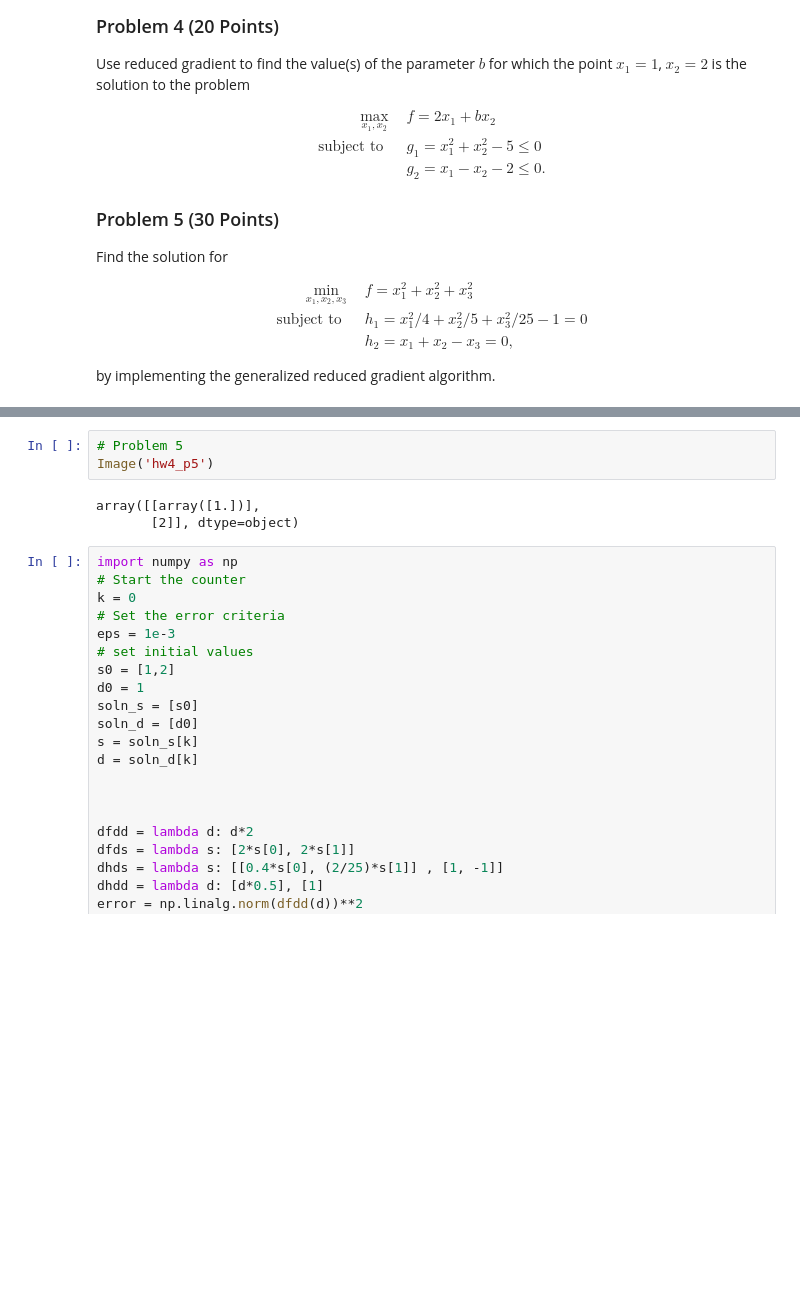
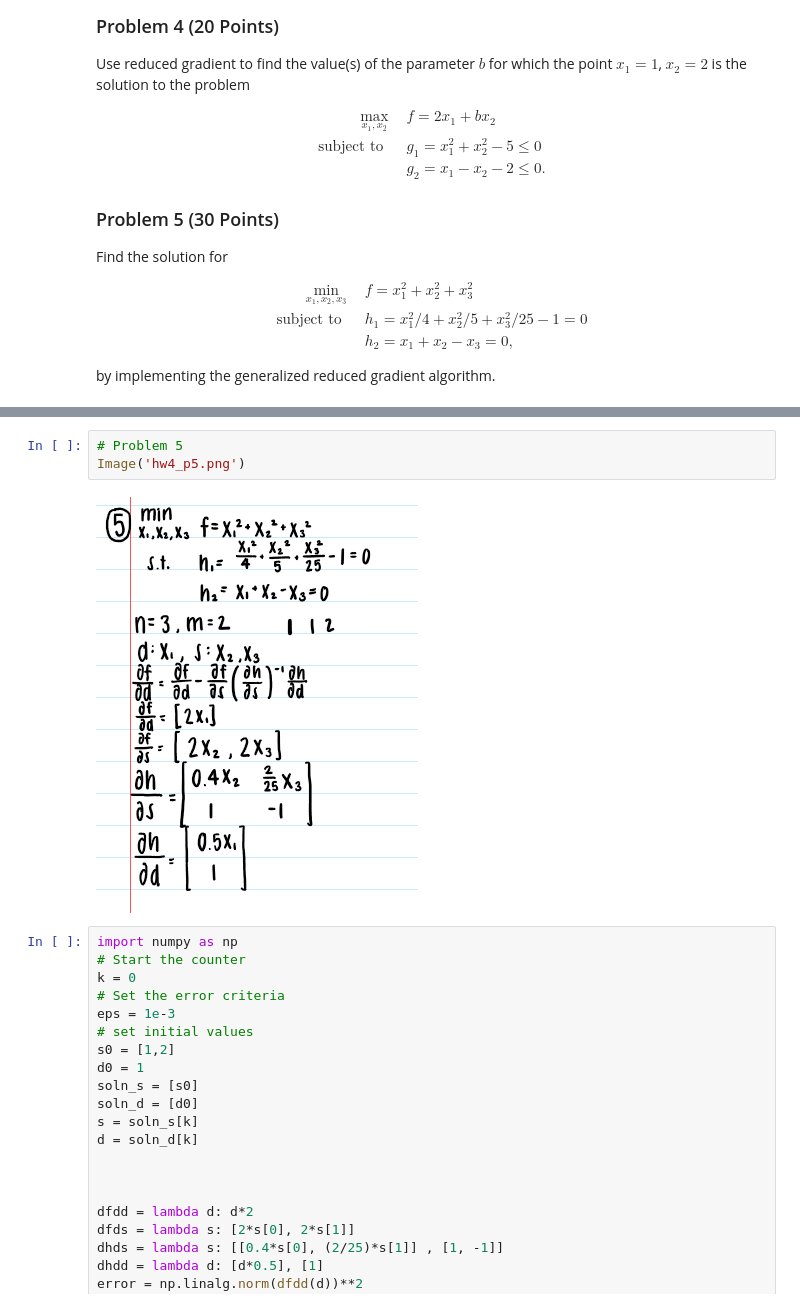
Before and after one commit to kphill1/DesignOptimization2021Fall, a Jupyter notebook: homework_4.ipynb, the cells around one changed output, grey strips where cells are left out. Cells and saved outputs as stored; diff of their text form; blank space fills up the shorter version.

```diff
--- a/homework_4.ipynb
+++ b/homework_4.ipynb
@@ -93,9 +91,8 @@ Image('hw4_p4')
 # %%
 # Problem 5
-Image('hw4_p5')
+Image('hw4_p5.png')
 # %% [output]
-array([[array([1.])],
-       [2]], dtype=object)
+[figure, added]
 # %%
 import numpy as np
 # Start the counter
```
Also changed, not shown: parts of 5 cells of this notebook.
